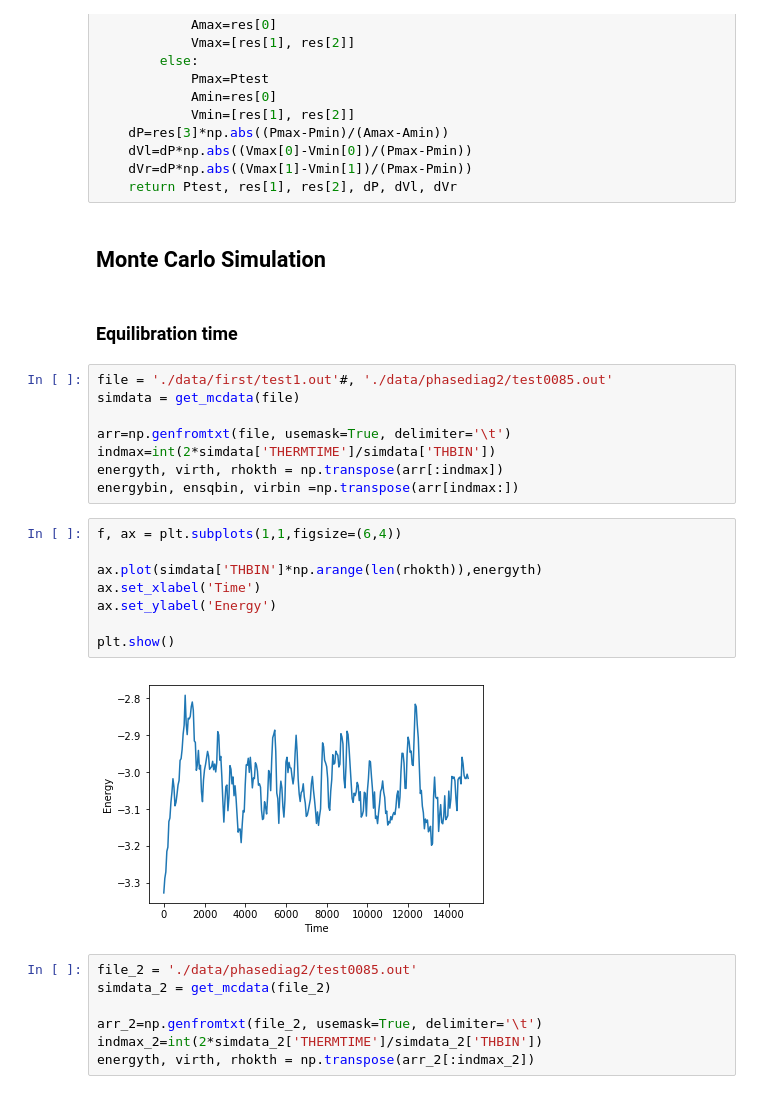
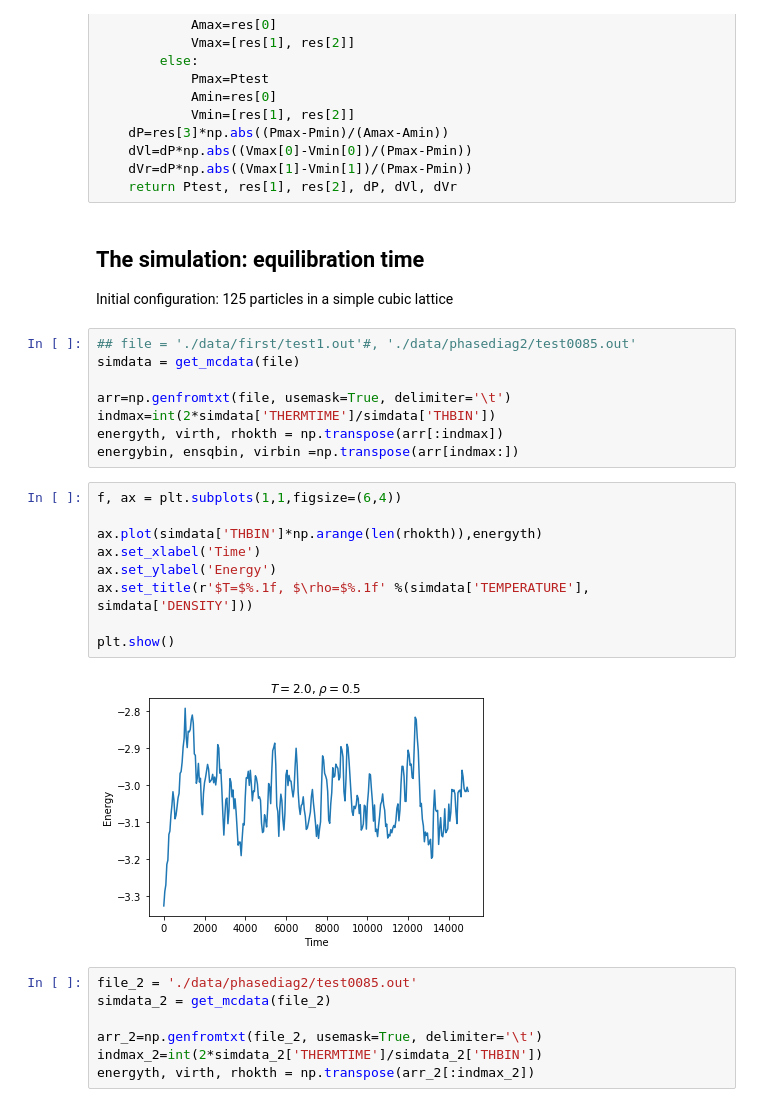
Before and after one commit to suracefm/lennardjonesmc, a Jupyter notebook: LennardJones-Copy1.ipynb, the cells around one changed output. Drawn from its saved outputs; the diff is of its cells as text.

```diff
--- a/LennardJones-Copy1.ipynb
+++ b/LennardJones-Copy1.ipynb
@@ -261,12 +350,12 @@ def maxwell_construction(P, V, T, Perr=0, P0err=0.00001):
     dVl=dP*np.abs((Vmax[0]-Vmin[0])/(Pmax-Pmin))
     dVr=dP*np.abs((Vmax[1]-Vmin[1])/(Pmax-Pmin))
     return Ptest, res[1], res[2], dP, dVl, dVr
-# %% [markdown]
-## Monte Carlo Simulation
-# %% [markdown]
-### Equilibration time
+# %% [markdown]
+## The simulation: equilibration time
+
+Initial configuration: 125 particles in a simple cubic lattice
 # %%
-file = './data/first/test1.out'#, './data/phasediag2/test0085.out'
+## file = './data/first/test1.out'#, './data/phasediag2/test0085.out'
 simdata = get_mcdata(file)
 
 arr=np.genfromtxt(file, usemask=True, delimiter='\t')
@@ -276,13 +365,14 @@ energybin, ensqbin, virbin =np.transpose(arr[indmax:])
 # %%
 f, ax = plt.subplots(1,1,figsize=(6,4))
 
 ax.plot(simdata['THBIN']*np.arange(len(rhokth)),energyth)
 ax.set_xlabel('Time')
 ax.set_ylabel('Energy')
+ax.set_title(r'$T=$%.1f, $\rho=$%.1f' %(simdata['TEMPERATURE'], simdata['DENSITY']))
 
 plt.show()
 # %% [output]
-[figure, old version]
+[figure, new version]
 # %%
 file_2 = './data/phasediag2/test0085.out'
 simdata_2 = get_mcdata(file_2)
```
Also changed, not shown: parts of 58 cells of this notebook, 17 other files.
